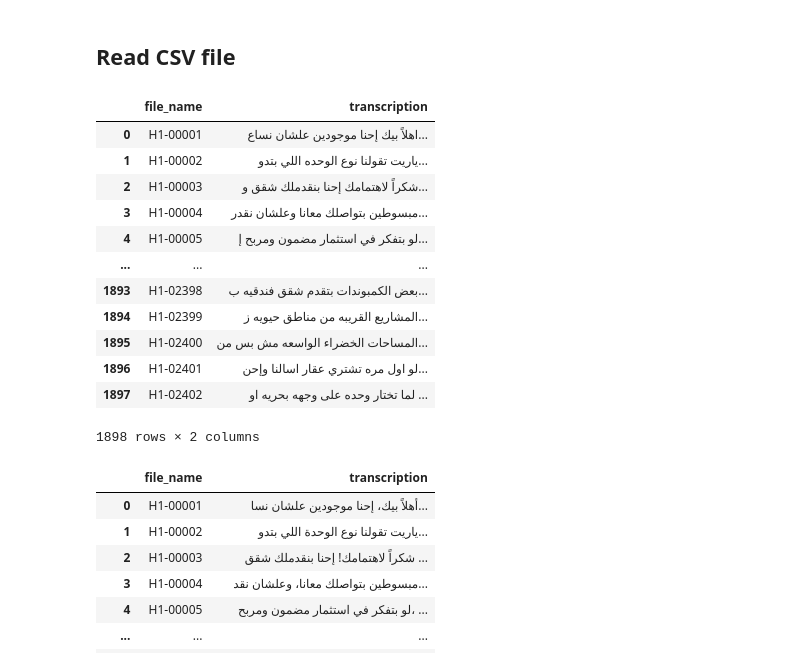
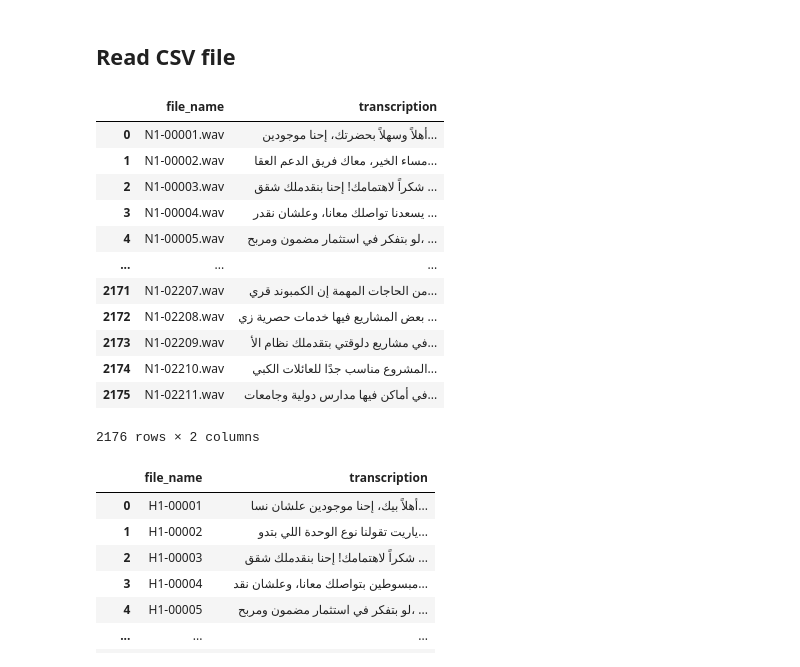
Before and after one commit to seqoon/Sai-TTS, a Jupyter notebook: notebooks/edit_csv_for_DS_format.ipynb, the cells around one changed output. Cells and saved outputs as stored; diff of their text form; code cells hidden in the pictures.

```diff
--- a/notebooks/edit_csv_for_DS_format.ipynb
+++ b/notebooks/edit_csv_for_DS_format.ipynb
@@ -7,22 +7,22 @@ import pandas as pd
 # %% [markdown]
 ## Read CSV file
 # %%
-df = pd.read_csv('/home/abdelrahman-khaled/Projects/SpeechProjects/SeqoonTTS/Data/SeqoonData/Seqoon_DS/metadata_clean.csv')
+df = pd.read_csv('/home/abdelrahman-khaled/Projects/Data/Nour/After editing-20250803T161818Z-1-001/After editing/Nour_Data/metadata.csv')
 df
 # %% [output]
 |  | file_name | transcription |
-| 0 | H1-00001 | اهلاً بيك إحنا موجودين علشان نساع... |
-| 1 | H1-00002 | ياريت تقولنا نوع الوحده اللي بتدو... |
-| 2 | H1-00003 | شكراً لاهتمامك إحنا بنقدملك شقق و... |
-| 3 | H1-00004 | مبسوطين بتواصلك معانا وعلشان نقدر... |
-| 4 | H1-00005 | لو بتفكر في استثمار مضمون ومربح إ... |
+| 0 | N1-00001.wav | أهلاً وسهلاً بحضرتك، إحنا موجودين... |
+| 1 | N1-00002.wav | مساء الخير، معاك فريق الدعم العقا... |
+| 2 | N1-00003.wav | شكراً لاهتمامك! إحنا بنقدملك شقق ... |
+| 3 | N1-00004.wav | يسعدنا تواصلك معانا، وعلشان نقدر ... |
+| 4 | N1-00005.wav | لو بتفكر في استثمار مضمون ومربح، ... |
 | ... | ... | ... |
-| 1893 | H1-02398 | بعض الكمبوندات بتقدم شقق فندقيه ب... |
-| 1894 | H1-02399 | المشاريع القريبه من مناطق حيويه ز... |
-| 1895 | H1-02400 | المساحات الخضراء الواسعه مش بس من... |
-| 1896 | H1-02401 | لو اول مره تشتري عقار اسالنا وإحن... |
-| 1897 | H1-02402 | لما تختار وحده على وجهه بحريه او ... |
+| 2171 | N1-02207.wav | من الحاجات المهمة إن الكمبوند قري... |
+| 2172 | N1-02208.wav | بعض المشاريع فيها خدمات حصرية زي ... |
+| 2173 | N1-02209.wav | في مشاريع دلوقتي بتقدملك نظام الأ... |
+| 2174 | N1-02210.wav | المشروع مناسب جدًا للعائلات الكبي... |
+| 2175 | N1-02211.wav | في أماكن فيها مدارس دولية وجامعات... |
-1898 rows × 2 columns
+2176 rows × 2 columns
 # %%
 df = df.drop(columns=['Notes'])
 df
```
Also changed, not shown: parts of 3 cells of this notebook, 7 other files.
